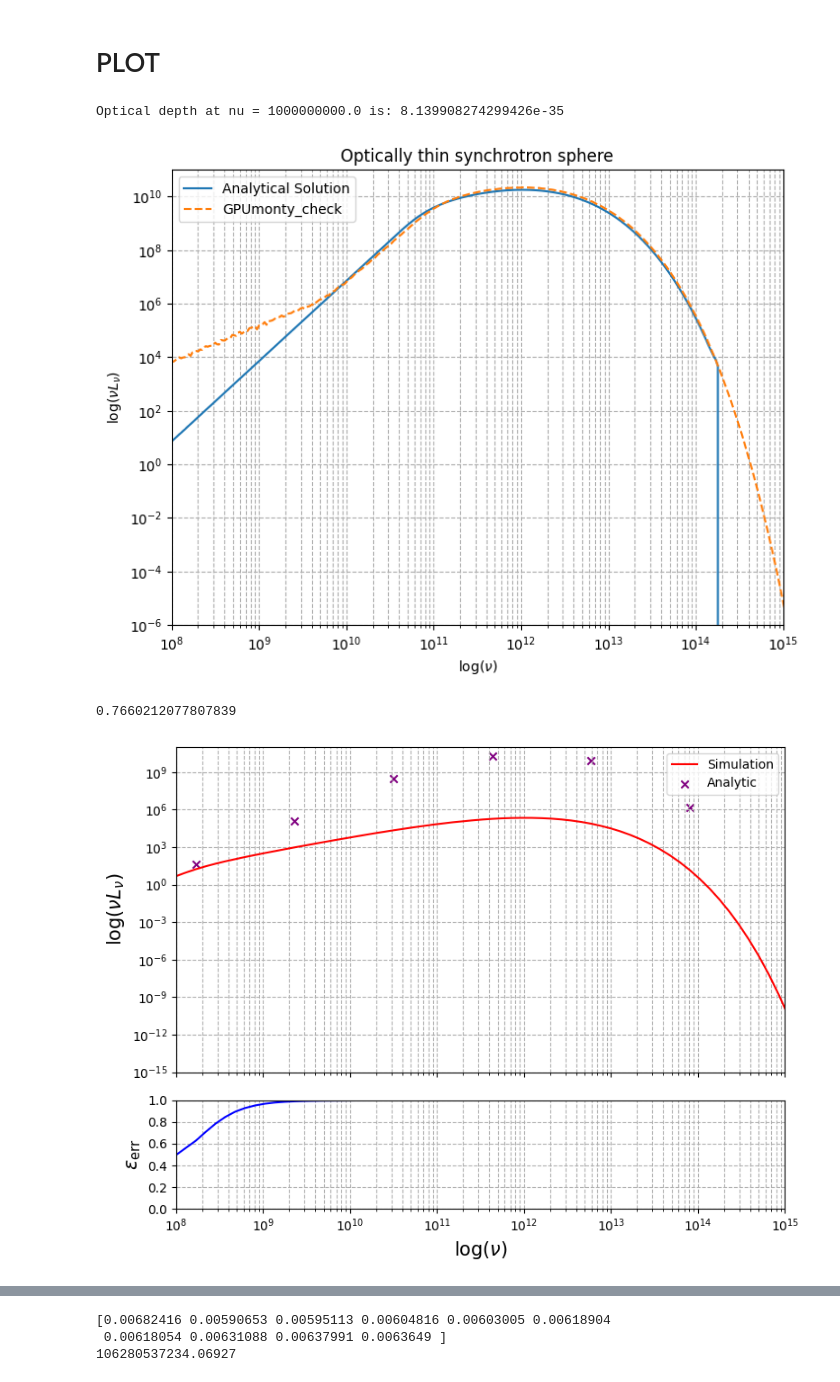
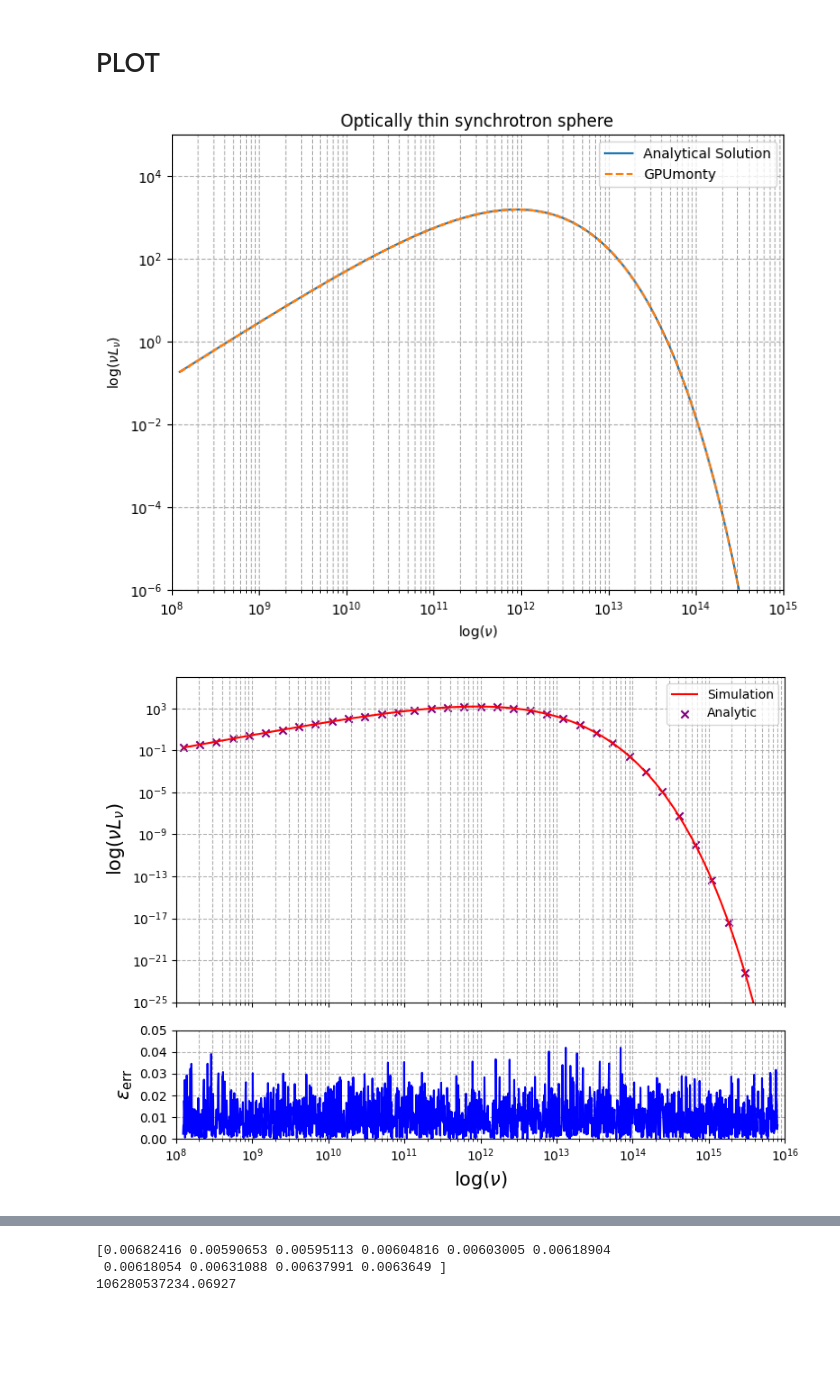
Before and after one commit to black-hole-group/gpumonty, a Jupyter notebook: python/sphere_test.ipynb, the cells around one changed output, grey strips where cells are left out. Cells and saved outputs as stored; diff of their text form; code cells hidden in the pictures; blank space fills up the shorter version.

Commit message:
sphere_thin_test is perfect

```diff
--- a/python/sphere_test.ipynb
+++ b/python/sphere_test.ipynb
@@ -35,6 +35,5 @@ def grmonty(file):
     #print(nu)
     # Return log(nu) and ll array
     return nu, ll
-nu, nuLnu = grmonty('../output/thick_0.0001_1e8.spec')
-#domega_array = np.array([1.610196e+00, 3.714269e+00, 3.703976e+00,
-                         #2.401148e+00, 9.885099e-01, 1.482720e-01])
+nu, nuLnu = grmonty('../output/sphere_thin3030.spec')
+domega_array = np.array([4.254846e-1, 1.247635e0, 1.985301e0, 2.588526e0, 3.016463e0, 3.240123e0])
@@ -199,13 +205,15 @@ def Bnu(nu, Thetae):
     result = (2.0 * HPL * nu * nu * nu/ (CL * CL)) / (np.exp(x) - 1.0)
     return result
 
-alpha_nu_values = (jnu(1e20, nu, 1, 100))/(Bnu(nu, 100))
-print("Optical depth at nu =", 1e9, "is:",(jnu(1e13, 1e15, 1, 100))/(Bnu(1e15, 100)))
-j_nu_values = jnu(1e20, nu, 1, 100)
+#alpha_nu_values = (jnu(1e20, nu, 1, 100))/(Bnu(nu, 100))
+#print("Optical depth at nu =", 1e9, "is:",(jnu(1e13, 1e15, 1, 100))/(Bnu(1e15, 100)))
+#j_nu_values = jnu(1e13, nu, 1, 100)
+j_nu_values = int_jnu(1e13, 100, 1, nu)
+
 R = 1 * L_UNIT
-dv = np.pi * R**3
-Luminosity_analytic =  np.float128(4 * np.pi * dv * Bnu(nu,100) * (1 - np.exp(-alpha_nu_values * 1 )))
-#Luminosity_analytic =  4 * np.pi * dv * j_nu_values
+dv = 4/3 * np.pi * R**3
+#Luminosity_analytic =  np.float128(4 * np.pi * dv * Bnu(nu,100) * (1 - np.exp(-alpha_nu_values * 1 )))
+Luminosity_analytic = dv * j_nu_values
 nu_luminosity_analytic = nu * Luminosity_analytic
 
 # Plot jnu vs nu
@@ -215,8 +223,8 @@ plt.plot(nu, nu_luminosity_analytic, linestyle='-', label = 'Analytical Solution
 #plt.plot(nu, (nuLnu[5]/(4 * np.pi) * domega_array[:,np.newaxis]).sum(0), linestyle='-', label = 'GPUmonty')
 #plt.plot(grmonty_nu, (grmonty_nuLnu/(4 * np.pi)).sum(0), linestyle='-', label = 'Grmonty')
 #plt.plot(grmonty_nu, (grmonty_nuLnu/(16 * np.pi)).sum(0), linestyle='-', label = 'Grmonty')
-#plt.plot(nu, (nuLnu/(4 * np.pi)).sum(0), linestyle='--', label = 'GPUmonty')
-plt.plot(nu_check, (nuLnu_check/(4 * np.pi)).sum(0), linestyle='--', label = 'GPUmonty_check')
+plt.plot(nu, (nuLnu* domega_array[:,None]/(4 * np.pi)).sum(0), linestyle='--', label = 'GPUmonty')
+#plt.plot(nu_check, (nuLnu_check/(4 * np.pi)).sum(0), linestyle='--', label = 'GPUmonty_check')
 
 #plt.plot(grmonty_nu_all, (grmonty_nuLnu_all/(16 * np.pi)).sum(0), linestyle='-', label = 'Grmonty 1')
 
@@ -224,7 +232,7 @@ plt.plot(nu_check, (nuLnu_check/(4 * np.pi)).sum(0), linestyle='--', label = 'GP
 #plt.plot(lognu, np.log10(nu_luminosity_analytic) - (s.ll), label = 'difference')
 #gpumonty_nulognu = 10**(s.ll - np.log10(3.83e33))
 #epsilon = 1/lognu * (np.abs(gpumonty_nulognu - nu_luminosity_analytic)/nu_luminosity_analytic * np.gradient(lognu)).sum(-1)
-plt.ylim(1e-6,1e11)
+plt.ylim(1e-6,1e5)
 plt.xlim(1e8,1e15)
 plt.yscale('log')
 plt.xscale('log')
@@ -236,12 +244,7 @@ plt.title('Optically thin synchrotron sphere')
 plt.grid(True, which="both", ls="--")
 plt.show()
 # %% [output]
-Optical depth at nu = 1000000000.0 is: 8.139908274299426e-35
-[figure, old version]
+[figure, new version]
-# %%
-(jnu(1e20, 1e11, 1, 100))/(Bnu(1e11, 100))
-# %% [output]
-0.7660212077807839
 # %%
 import numpy as np
 import matplotlib.pyplot as plt
@@ -255,10 +258,11 @@ def jnu(ne, nu, B, thetae):
     factor = np.sqrt(2) * np.pi * EE**2 * ne * nus / (3 * CL * kn(2, 1/thetae))
     return factor * (X**(1/2) + 2**(11/12) * X**(1/6))**2 * np.exp(-X**(1/3))
 
-j_nu_values = jnu(1e13, nu, 1, 100)
+j_nu_values = int_jnu(1e13, 100, 1, nu)
 R = 1 * L_UNIT
 dv = 4/3 * np.pi * R**3
-Luminosity_analytic = np.float128(4 * np.pi * dv * Bnu(nu,100) * (1 - np.exp(-alpha_nu_values * 1 )))
+Luminosity_analytic = dv * j_nu_values
+#Luminosity_analytic = np.float128(4 * np.pi * dv * Bnu(nu,100) * (1 - np.exp(-alpha_nu_values * 1 )))
 nu_luminosity_analytic = nu * Luminosity_analytic
 
 
@@ -272,45 +276,45 @@ fig, (ax1, ax2) = plt.subplots(2, 1, figsize=(8, 6), sharex=True, gridspec_kw={'
 #ax1.plot(nu, (nuLnu * domega_array[:,np.newaxis]/(4 * np.pi) * 3).sum(0), label='GPUmonty Data')
 xdata = nu
 #y_semianaldata = (grmonty_nuLnu_all/(16 * np.pi)).sum(0)
-y_simdata = (nuLnu/(4 * np.pi)).sum(0)
+y_simdata = (nuLnu* domega_array[:,None]/(4* np.pi)).sum(0)
 y_analdata = nu_luminosity_analytic
 ax1.plot(nu, y_simdata, linestyle='-', label = 'Simulation', color = 'red')
-ax1.scatter(nu[::10], y_analdata[::10], marker = 'x', label = 'Analytic', color = 'purple')
+ax1.scatter(nu[::50], y_analdata[::50], marker = 'x', label = 'Analytic', color = 'purple')
 #ax1.plot(grmonty_nu_all, y_semianaldata, linestyle = '--', label = 'semi-analytic', color = 'green')
 
 
-ax1.set_ylim(1e-15,1e11)
+ax1.set_ylim(1e-25,1e6)
 ax1.set_xscale('log')
 ax1.set_yscale('log')
 ax1.set_ylabel(r"$\log(\nu L_\nu)$", fontsize = 15)
 #ax1.set_title('Optically Thin Synchrotron Sphere')
 ax1.grid(True, which="both", ls="--")
-ax1.set_xlim(1e8, 1e15)
+ax1.set_xlim(1e8, 1e16)
 ax1.legend()
 
 # Lower plot: Relative difference between analytical and GPUmonty data
 #relative_diff = np.abs(nu_luminosity_analytic - x) / nu_luminosity_analytic
 #relative_diff = np.abs(y_semianaldata - y_simdata) / y_analdata
 relative_diff2 = np.abs(y_analdata - y_simdata) / y_analdata
 #ax2.plot(xdata, relative_diff, color='k', label = 'semi')
 ax2.plot(xdata, relative_diff2, color='b', label = 'analy')
 
 #ax2.legend()
 ax2.set_xscale('log')
 ax2.set_xlabel(r"$\log(\nu)$", fontsize = 15)
 ax2.set_ylabel(r'$\epsilon_{\rm err}$', fontsize = 15)
 ax2.grid(True, which="both", ls="--")
 #ax2.set_yticks([0,0.1,0.2,0.3,0.4, 0.5, 0.6, 0.7, 0.8, 0.9, 1])
-ax2.set_yticks([0,0.2,0.4, 0.6, 0.8, 1])
+ax2.set_yticks([0.0, 0.01, 0.02, 0.03, 0.04,0.05])
 
-ax2.set_ylim(0, 1)
+ax2.set_ylim(0, 0.05)
 
 # Display the plots
 plt.tight_layout()
 #plt.savefig('./thin_synch.png', dpi=300, bbox_inches='tight')
 plt.show()
 # %% [output]
-[figure, old version]
+[figure, new version]
 # %%
 import numpy as np
 import matplotlib.pyplot as plt
```
Also changed, not shown: parts of 10 cells of this notebook, 8 other files.
